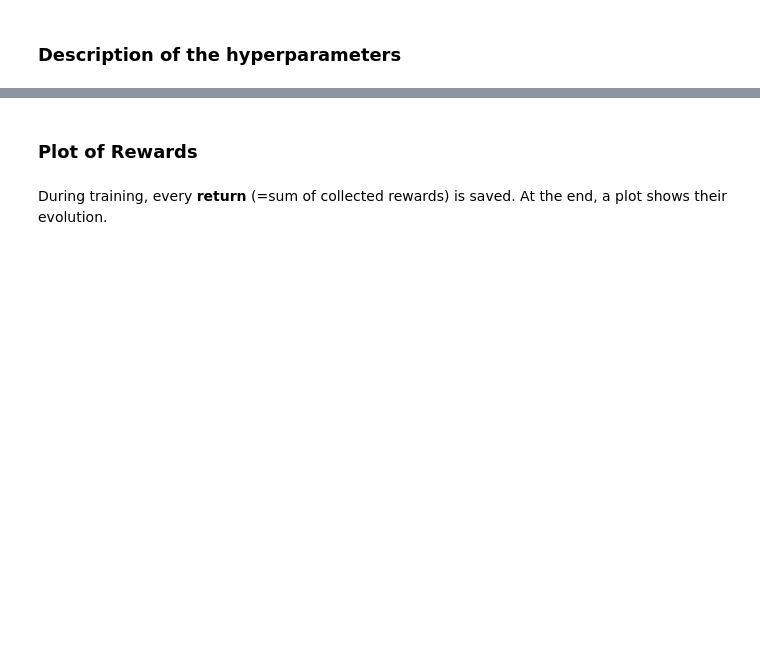
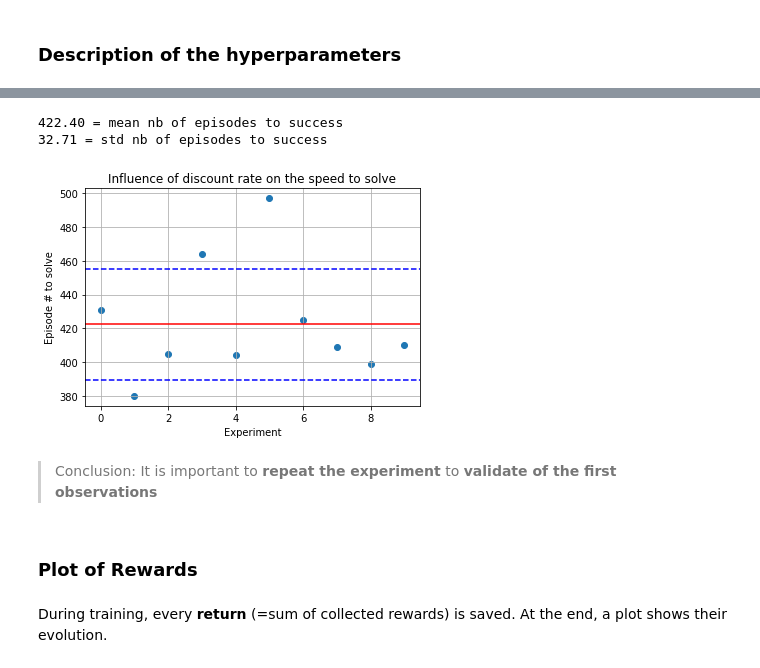
Before and after one commit to chauvinSimon/deep-reinforcement-learning, a Jupyter notebook: p1_navigation/report.ipynb, the cells around one changed output, grey strips where cells are left out. Saved outputs shown, nothing was run; the diff lists cells and outputs as text; code cells hidden in the pictures; blank space fills up the shorter version.

```diff
--- a/p1_navigation/report.ipynb
+++ b/p1_navigation/report.ipynb
@@ -33,3 +195,26 @@ The architecture of the Q-network is composed of
+# %%
+episodes = [431, 380,  405, 464, 404, 497, 425, 409, 399, 410]
+mean = np.mean(episodes)
+print("{0:.2f} = mean nb of episodes to success".format(mean))
+std = np.std(episodes)
+print("{0:.2f} = std nb of episodes to success".format(std))
+fig = plt.figure()
+ax = fig.add_subplot(111)
+plt.scatter(np.arange(len(episodes)), episodes)
+plt.axhline(y=mean, color='r', linestyle='-')
+plt.axhline(y=mean+std, color='b', linestyle='--')
+plt.axhline(y=mean-std, color='b', linestyle='--')
+plt.xlabel('Experiment')
+plt.ylabel('Episode # to solve')
+plt.grid()
+plt.title("Influence of discount rate on the speed to solve")
+plt.show()
+# %% [output]
+422.40 = mean nb of episodes to success
+32.71 = std nb of episodes to success
+[figure, added]
+# %% [markdown]
+> Conclusion: It is important to **repeat the experiment** to **validate of the first observations**
 # %% [markdown]
 ### Plot of Rewards
 # %% [markdown]
```
Also changed, not shown: parts of 13 cells of this notebook, 10 other files.
